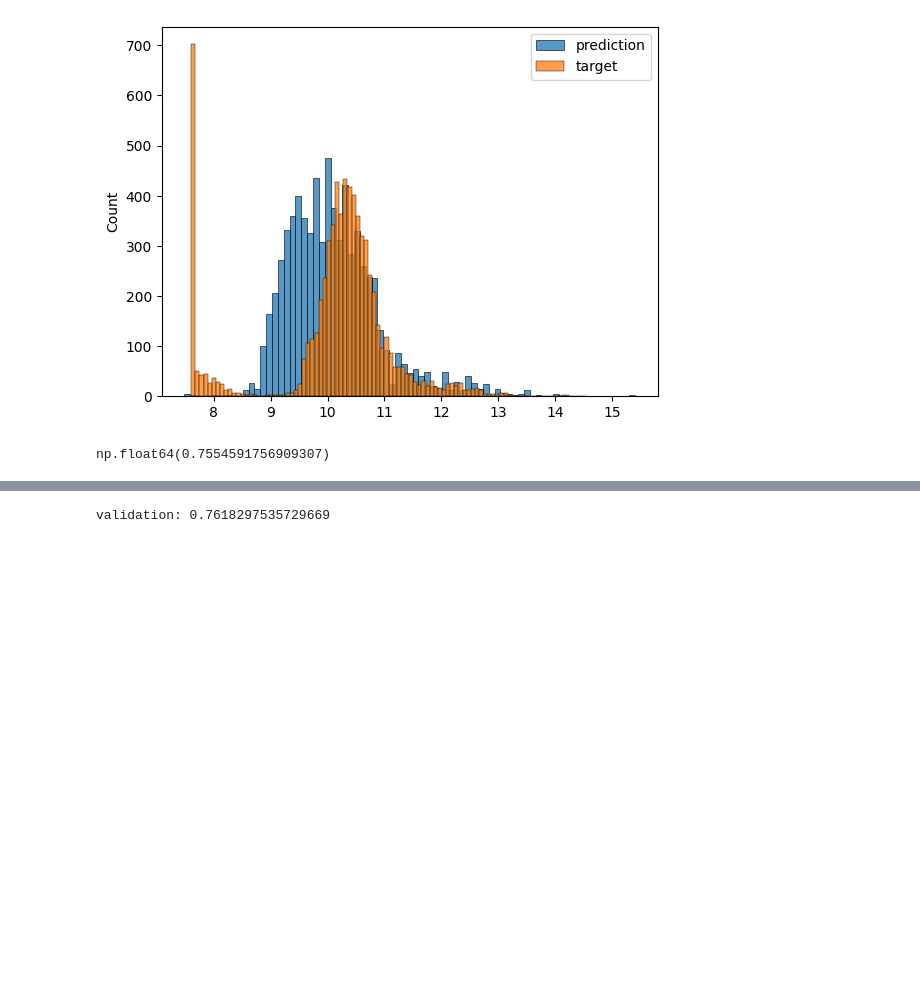
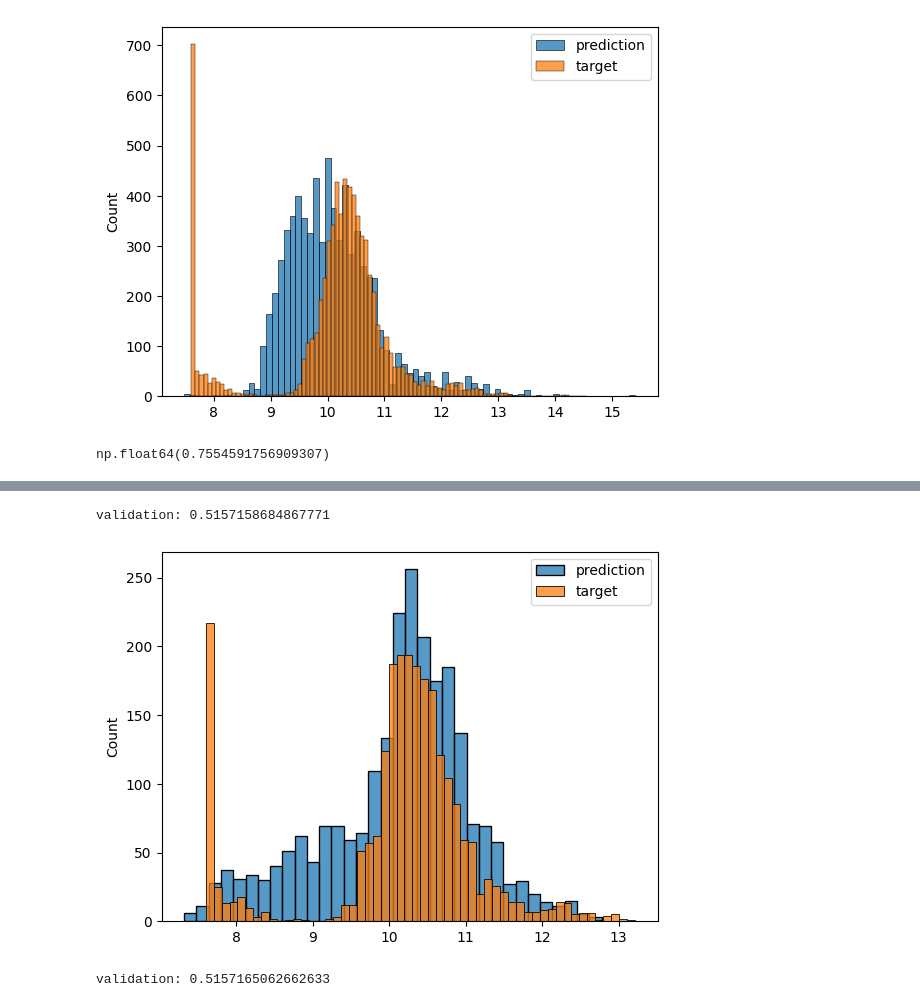
Before and after one commit to jackripmf/ML, a Jupyter notebook: car_price_predict/car_price.ipynb, the cells around one changed output, grey strips where cells are left out. Drawn from its saved outputs; the diff is of its cells as text; code cells hidden in the pictures; blank space fills up the shorter version.

```diff
--- a/car_price_predict/car_price.ipynb
+++ b/car_price_predict/car_price.ipynb
@@ -141,7 +141,7 @@ def train_linear_regression(X, y):
     ones = np.ones(X.shape[0])
     X = np.column_stack([ones, X])
     XTX = X.T.dot(X)
-    XTX_inv = np.linalg.inv(XTX)
+    XTX_inv = np.linalg.pinv(XTX)
     w = XTX_inv.dot(X.T).dot(y)
     return w[0], w[1:]
 # %%
@@ -206,11 +253,21 @@ def prepare_X(df_train):
     df_num = df_num.fillna(0)
     X = df_num.values
     return X
-# %%
-X_train = prepare_X(df_train)
-w_0, w = train_linear_regression(X_train, y_train)
-X_val = prepare_X(df_val)
-y_pred = w_0 + X_val.dot(w)
-print('validation:', rmse(y_val, y_pred))
-# %% [output]
-validation: 0.7618297535729669
+# %%
+X_train = prepare_X(df_train)
+w_0, w = train_linear_regression(X_train, y_train)
+X_val = prepare_X(df_val)
+y_pred = w_0 + X_val.dot(w)
+print('validation:', rmse(y_val, y_pred))
+# %% [output]
+validation: 0.5157158684867771
+# %%
+def draw_hist(y_pred, y_val):
+    sns.histplot(y_pred, label = 'prediction')
+    sns.histplot(y_val, label = 'target')
+    plt.legend()
+    plt.show()
+# %%
+draw_hist(y_pred, y_val)
+# %% [output]
+[figure, added]
@@ -216,0 +287,9 @@ validation: 0.7618297535729669
+# %%
+X_train = prepare_X(df_train)
+w_0, w = train_linear_regression_reg(X_train, y_train, r=0.001)
+
+X_val = prepare_X(df_val)
+y_pred = w_0 + X_val.dot(w)
+print('validation:', rmse(y_val, y_pred))
+# %% [output]
+validation: 0.5157165062662633
```
Also changed, not shown: parts of 3 cells of this notebook.
